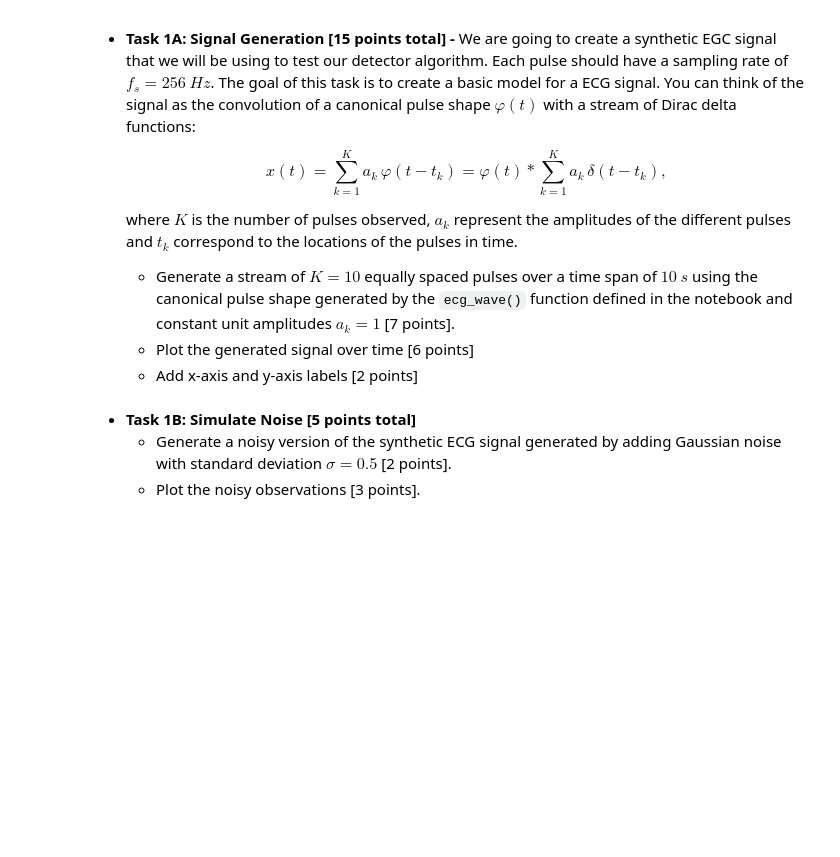
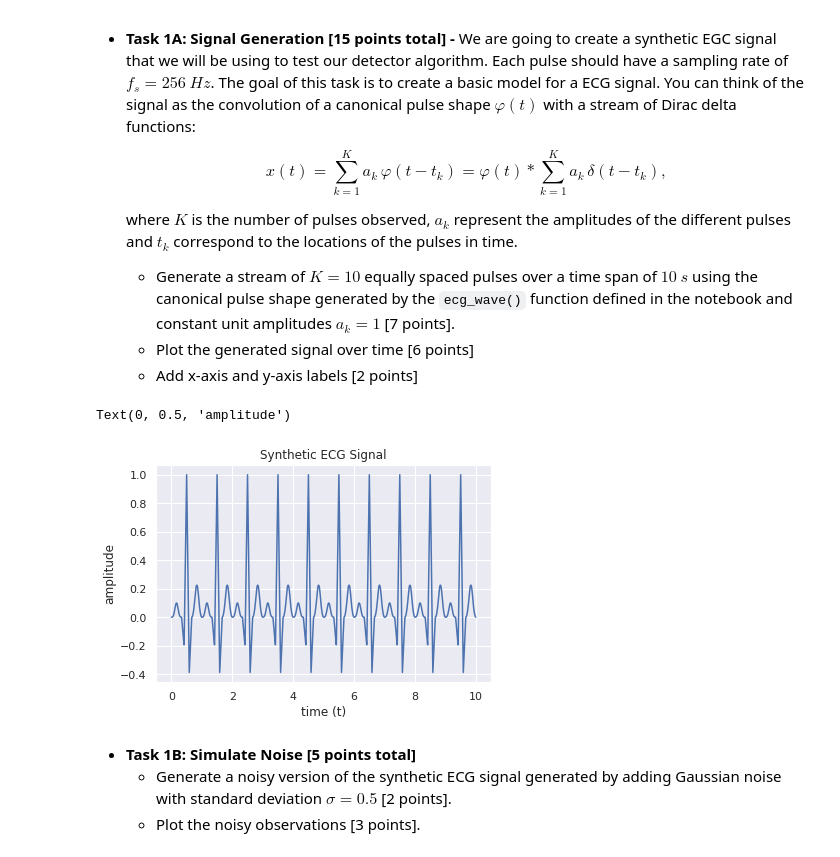
Before and after one commit to pdijour/DataScience_HR_Denoising, a Jupyter notebook: lab1.ipynb, the cells around one changed output. Saved outputs shown, nothing was run; the diff lists cells and outputs as text; code cells hidden in the pictures; blank space fills up the shorter version.

```diff
--- a/lab1.ipynb
+++ b/lab1.ipynb
@@ -34,33 +36,58 @@ observed ECG signal. We will then use those detections to provide an estimate of
 # ============================================================================
 # Note that this part of the code needs to be run prior to any other code cell
 
 import numpy as np
 import matplotlib.pyplot as plt
 import seaborn as sns
 from scipy import signal
 
 # inline plots
 %matplotlib inline
 sns.set()
 
 # ============================================================================
 # functions
 # ============================================================================
 def ecg_wave(x):
     """
     This function generates a single synthetic ECG template of unit length (support).
     For example, for a sampling frequency of f_s, use x = np.linspace(0,1, f_s, endpoint=False)
     """
 
     # compute signal (superposition of splines)
     return 0.3 * signal.bspline(3*3*x-7.5,2)\
          + 0.15* signal.bspline(3*4*x-2,3)\
          + signal.bspline(3*2*2*x-6,1) - 0.2 * signal.bspline(3*4*x-5,1) - 0.4 * signal.bspline(3*4*x-7,1)
 
 
 # ============================================================================
 # Write Your code here
 # ============================================================================
+x = np.linspace(0,1,256,endpoint=False)
+ecg = ecg_wave(x)
+impulse = np.zeros(10*256)
+# for i in np.arange(128,10*256,256):
+#   impulse[i] = 1
+
+# t = np.arange(0,10,10/2560)
+# xt = np.convolve(ecg, impulse, 'same')
+
+for i in np.arange(0,10*256,256):
+  impulse[i] = 1
+
+t = np.arange(0,10,10/2560)
+xt = np.convolve(ecg, impulse)
+xt = xt[0:2560]
+
+# plt.plot(impulse)
+# plt.plot(sci)
+plt.plot(t,xt)
+plt.title('Synthetic ECG Signal')
+plt.xlabel('time (t)')
+plt.ylabel('amplitude')
+# %% [output]
+Text(0, 0.5, 'amplitude')
+[figure, added]
 # %% [markdown]
 * **Task 1B: Simulate Noise [5 points total]**
   * Generate a noisy version of the synthetic ECG signal generated by adding Gaussian noise with standard deviation $\sigma=0.5$ [2 points].
```
Also changed, not shown: parts of 19 cells of this notebook.
